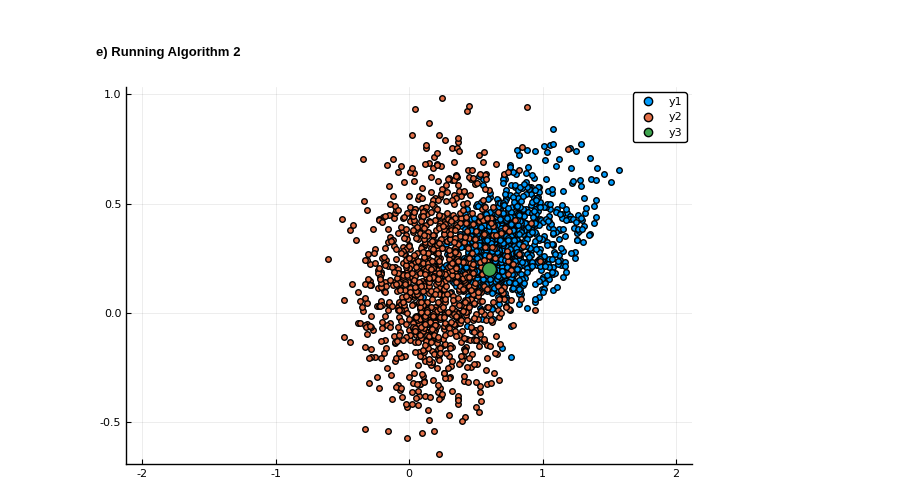
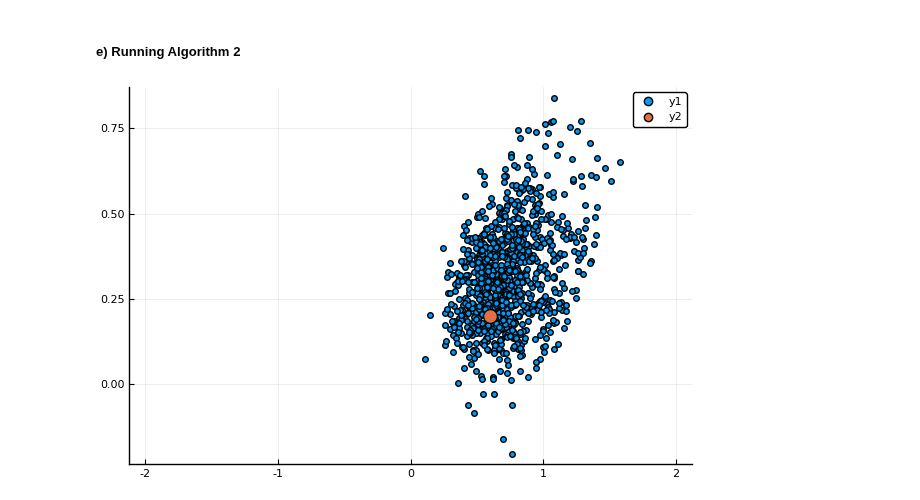
Before and after one commit to davibarreira/Computational_Statistics, a Jupyter notebook: PaperReplication_ABC/ABC methods.ipynb, the cells around one changed output. Saved outputs shown, nothing was run; the diff lists cells and outputs as text; code cells hidden in the pictures.

```diff
--- a/PaperReplication_ABC/ABC methods.ipynb
+++ b/PaperReplication_ABC/ABC methods.ipynb
@@ -140,7 +140,7 @@ theta_ac_dist = theta_s[rho_dist    .< epsilon10e4_dist,:];
 # %%
 scatter(theta_ac_auto[:,1],theta_ac_auto[:,2],xlims=[-2,2])
 
-scatter!(theta_ac_dist[:,1],theta_ac_dist[:,2],xlims=[-2,2])
+# scatter!(theta_ac_dist[:,1],theta_ac_dist[:,2],xlims=[-2,2])
 scatter!([theta[1]],[theta[2]],markersize=10)
 # %% [output]
-[figure, old version]
+[figure, new version]
```
Also changed, not shown: parts of 2 cells of this notebook.
